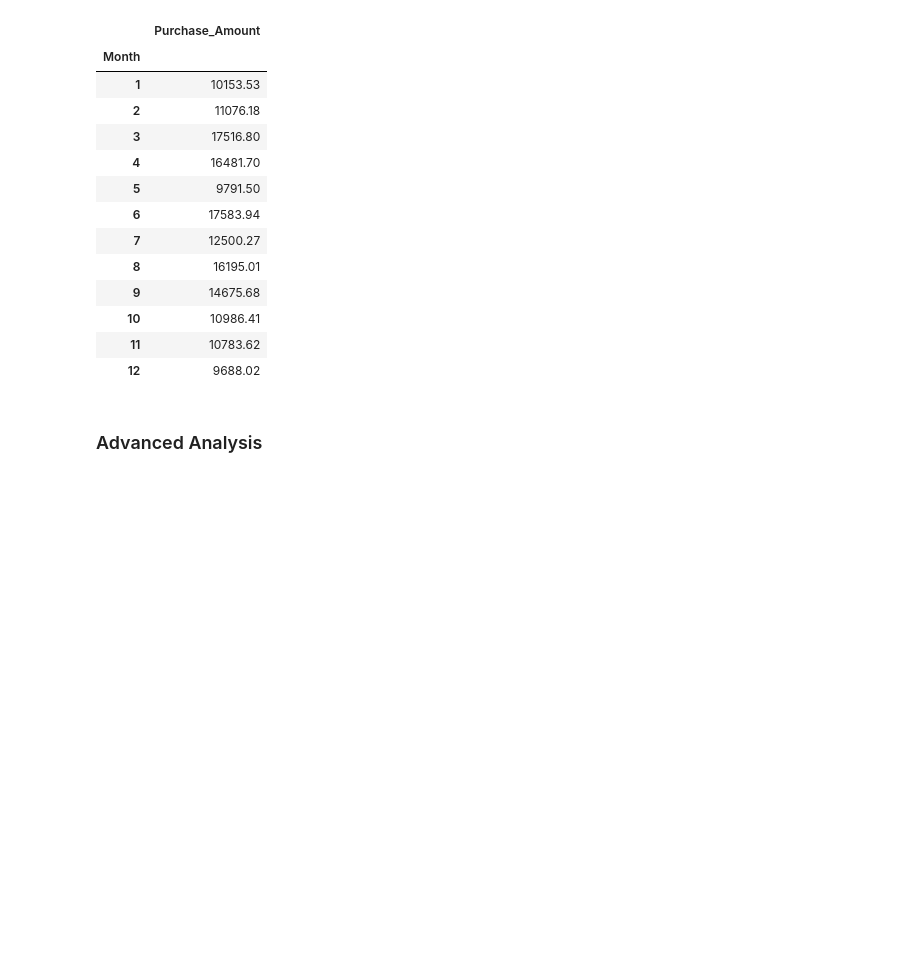
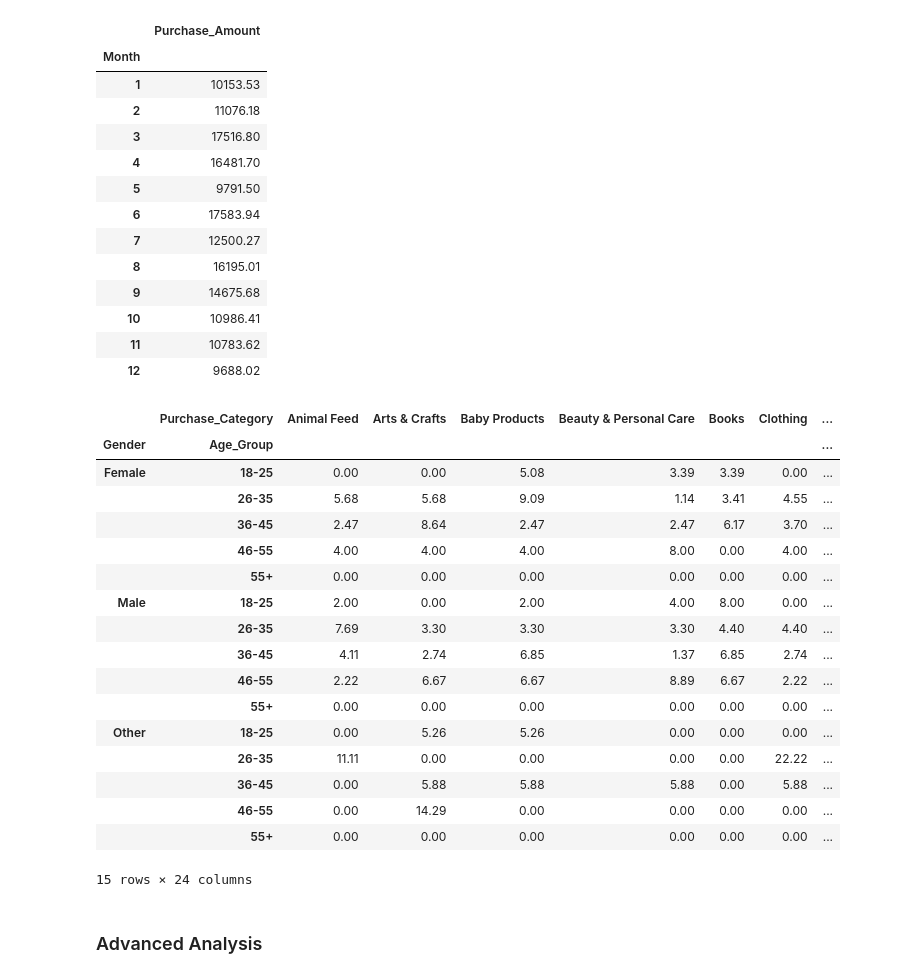
Before and after one commit to marianemcgrath/pfda, a Jupyter notebook: project/project_1.ipynb, the cells around one changed output. Saved outputs shown, nothing was run; the diff lists cells and outputs as text; code cells hidden in the pictures; blank space fills up the shorter version.

```diff
--- a/project/project_1.ipynb
+++ b/project/project_1.ipynb
@@ -282,6 +394,29 @@ monthly_totals
 | 10 | 10986.41 |
 | 11 | 10783.62 |
 | 12 | 9688.02 |
+# %%
+# Gender and Age Group vs. Purchase Category
+purchase_patterns = df.groupby(['Gender', 'Age_Group'])['Purchase_Category'].value_counts(normalize=True).unstack().fillna(0) * 100
+purchase_patterns
+# %% [output]
+|  | Purchase_Category | Animal Feed | Arts & Crafts | Baby Products | Beauty & Personal Care | Books | Clothing | ... |
+| Gender | Age_Group |  |  |  |  |  |  | ... |
+| Female | 18-25 | 0.00 | 0.00 | 5.08 | 3.39 | 3.39 | 0.00 | ... |
+|  | 26-35 | 5.68 | 5.68 | 9.09 | 1.14 | 3.41 | 4.55 | ... |
+|  | 36-45 | 2.47 | 8.64 | 2.47 | 2.47 | 6.17 | 3.70 | ... |
+|  | 46-55 | 4.00 | 4.00 | 4.00 | 8.00 | 0.00 | 4.00 | ... |
+|  | 55+ | 0.00 | 0.00 | 0.00 | 0.00 | 0.00 | 0.00 | ... |
+| Male | 18-25 | 2.00 | 0.00 | 2.00 | 4.00 | 8.00 | 0.00 | ... |
+|  | 26-35 | 7.69 | 3.30 | 3.30 | 3.30 | 4.40 | 4.40 | ... |
+|  | 36-45 | 4.11 | 2.74 | 6.85 | 1.37 | 6.85 | 2.74 | ... |
+|  | 46-55 | 2.22 | 6.67 | 6.67 | 8.89 | 6.67 | 2.22 | ... |
+|  | 55+ | 0.00 | 0.00 | 0.00 | 0.00 | 0.00 | 0.00 | ... |
+| Other | 18-25 | 0.00 | 5.26 | 5.26 | 0.00 | 0.00 | 0.00 | ... |
+|  | 26-35 | 11.11 | 0.00 | 0.00 | 0.00 | 0.00 | 22.22 | ... |
+|  | 36-45 | 0.00 | 5.88 | 5.88 | 5.88 | 0.00 | 5.88 | ... |
+|  | 46-55 | 0.00 | 14.29 | 0.00 | 0.00 | 0.00 | 0.00 | ... |
+|  | 55+ | 0.00 | 0.00 | 0.00 | 0.00 | 0.00 | 0.00 | ... |
+15 rows × 24 columns
 # %% [markdown]
 ### Advanced Analysis
 # %%
```
Also changed, not shown: parts of 23 cells of this notebook, 1 other file.
